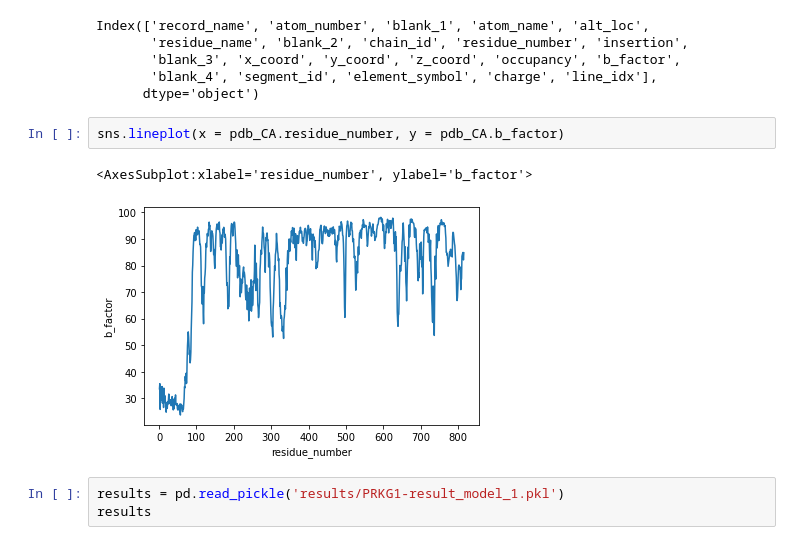
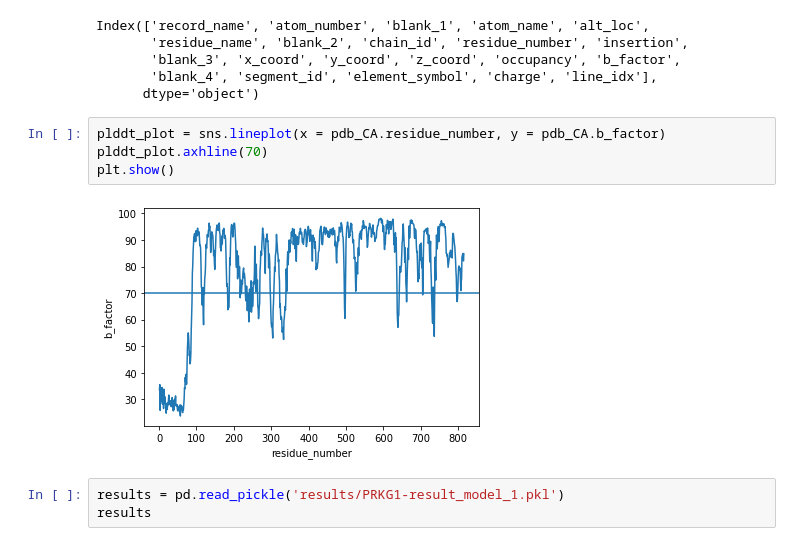
Before and after one commit to epenning/crosslinking, a Jupyter notebook: compare_crosslinks.ipynb, the cells around one changed output. Saved outputs shown, nothing was run; the diff lists cells and outputs as text.

```diff
--- a/compare_crosslinks.ipynb
+++ b/compare_crosslinks.ipynb
@@ -188,10 +190,11 @@ Index(['record_name', 'atom_number', 'blank_1', 'atom_name', 'alt_loc',
        'blank_4', 'segment_id', 'element_symbol', 'charge', 'line_idx'],
       dtype='object')
 # %%
-sns.lineplot(x = pdb_CA.residue_number, y = pdb_CA.b_factor)
+plddt_plot = sns.lineplot(x = pdb_CA.residue_number, y = pdb_CA.b_factor)
+plddt_plot.axhline(70)
+plt.show()
 # %% [output]
-<AxesSubplot:xlabel='residue_number', ylabel='b_factor'>
-[figure, old version]
+[figure, new version]
 # %%
 results = pd.read_pickle('results/PRKG1-result_model_1.pkl')
 results
```
Also changed, not shown: parts of 5 cells of this notebook, 1 other file.
